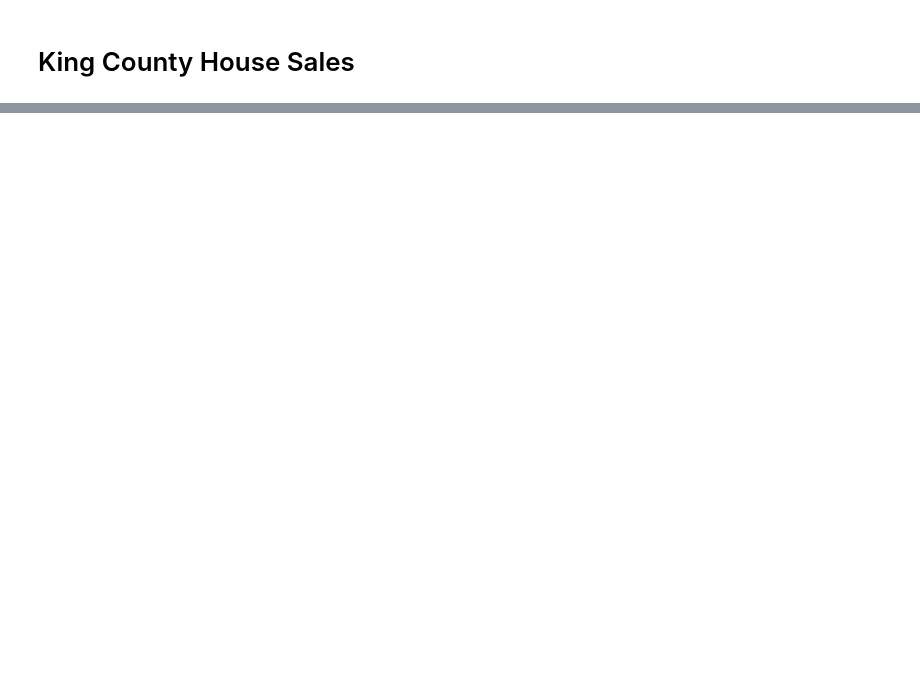
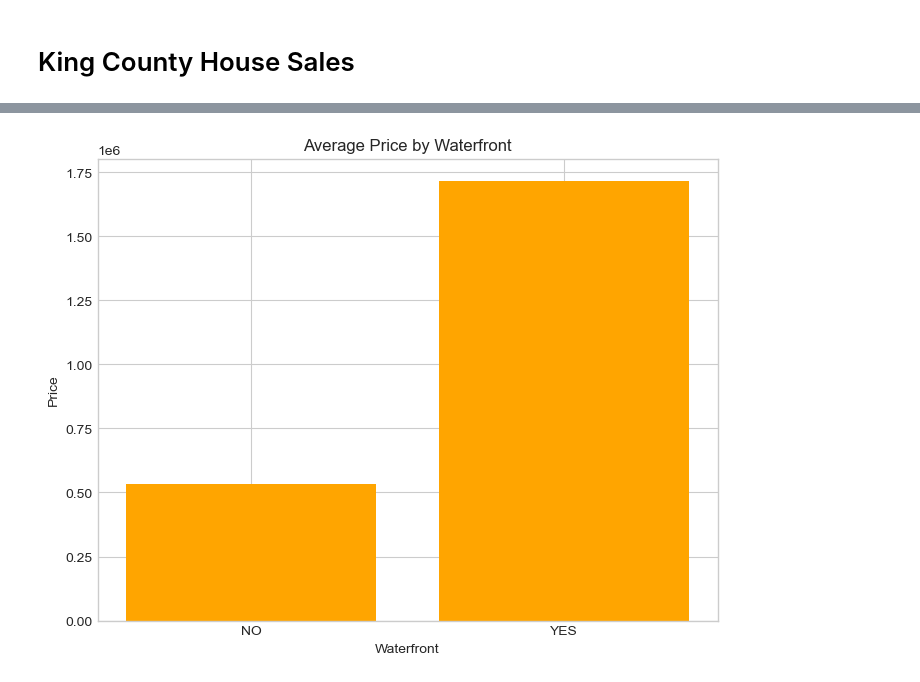
Before and after one commit to FionaNalianya/King-County-House-Sales, a Jupyter notebook: notebook.ipynb, the cells around one changed output, grey strips where cells are left out. Cells and saved outputs as stored; diff of their text form; code cells hidden in the pictures; blank space fills up the shorter version.

```diff
--- a/notebook.ipynb
+++ b/notebook.ipynb
@@ -616,0 +356,2 @@ array([ 3.68585729e+00,  7.91238759e+05, -1.14617606e+06,  1.97347811e+03,
+# %%
+df.loc[df['bedrooms'] >= 7, 'bedrooms'] = '77'
@@ -616,0 +392,2 @@ array([ 3.68585729e+00,  7.91238759e+05, -1.14617606e+06,  1.97347811e+03,
+# %%
+df.loc[df['bathrooms'] > 5, 'bathrooms'] = '55'
@@ -616,0 +432,13 @@ array([ 3.68585729e+00,  7.91238759e+05, -1.14617606e+06,  1.97347811e+03,
+# %%
+# Calculate the z-scores for each data point in the "sqft_living" column
+z_scores = (df['sqft_living'] - df['sqft_living'].mean()) / df['sqft_living'].std()
+
+# Define a threshold value above which you consider the data points as outliers
+threshold = 3
+
+# Set the reclassified values for the outliers
+reclassified_value = 9999  # Value to assign to outliers
+df.loc[np.abs(z_scores) > threshold, 'sqft_living'] = reclassified_value
+
+# Print the updated value counts for the reclassified column
+print(df['sqft_living'].value_counts())
@@ -616,0 +475,13 @@ array([ 3.68585729e+00,  7.91238759e+05, -1.14617606e+06,  1.97347811e+03,
+# %%
+# Calculate the z-scores for each data point in the "sqft_lot" column
+z_scores = (df['sqft_lot'] - df['sqft_lot'].mean()) / df['sqft_lot'].std()
+
+# Define a threshold value above which you consider the data points as outliers
+threshold = 3
+
+# Set the reclassified values for the outliers
+reclassified_value = 9999  # Value to assign to outliers
+df.loc[np.abs(z_scores) > threshold, 'sqft_lot'] = reclassified_value
+
+# Print the updated value counts for the reclassified column
+print(df['sqft_lot'].value_counts())
@@ -616,0 +568,11 @@ array([ 3.68585729e+00,  7.91238759e+05, -1.14617606e+06,  1.97347811e+03,
+# %%
+# Bivariate analysis: Waterfront vs. Price
+plt.figure(figsize=(8, 6))
+waterfront_prices = df.groupby('waterfront')['price'].mean()
+plt.bar(waterfront_prices.index, waterfront_prices.values, color='orange')
+plt.xlabel('Waterfront')
+plt.ylabel('Price')
+plt.title('Average Price by Waterfront')
+plt.show()
+# %% [output]
+[figure, added]
```
Also changed, not shown: parts of 141 cells of this notebook.
